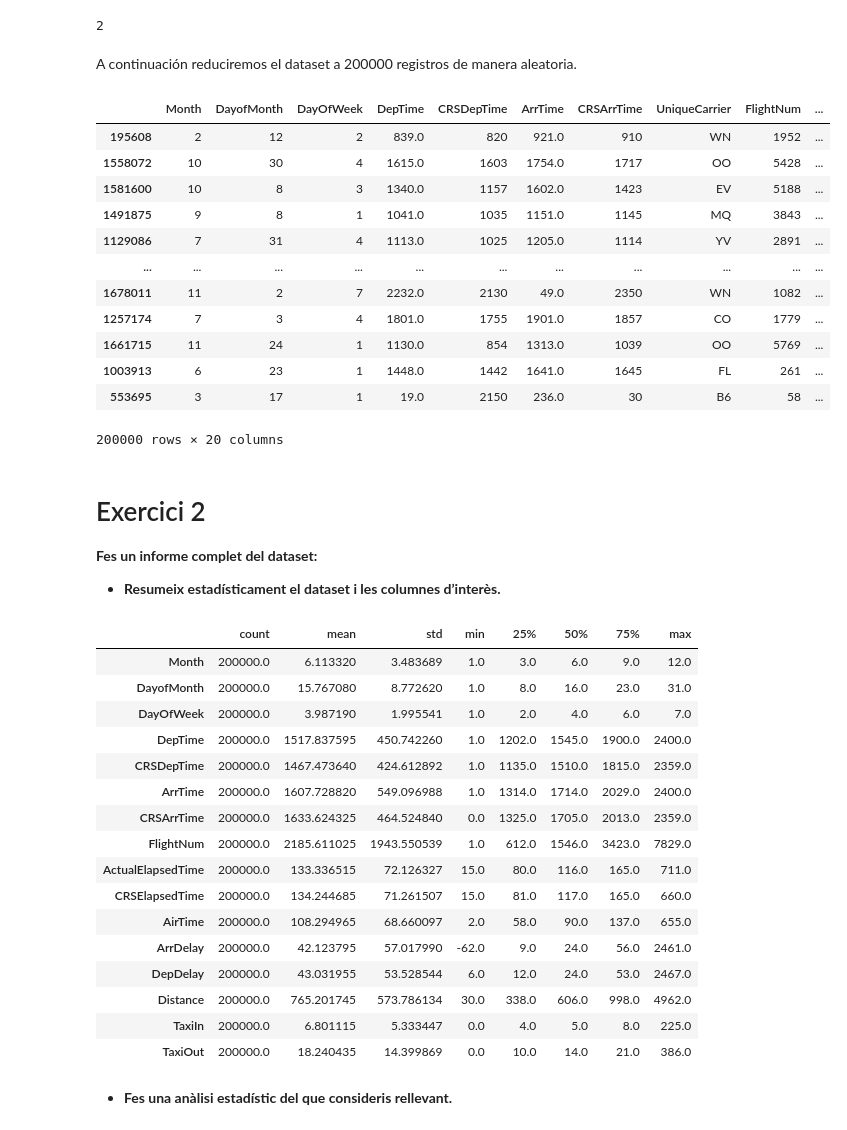
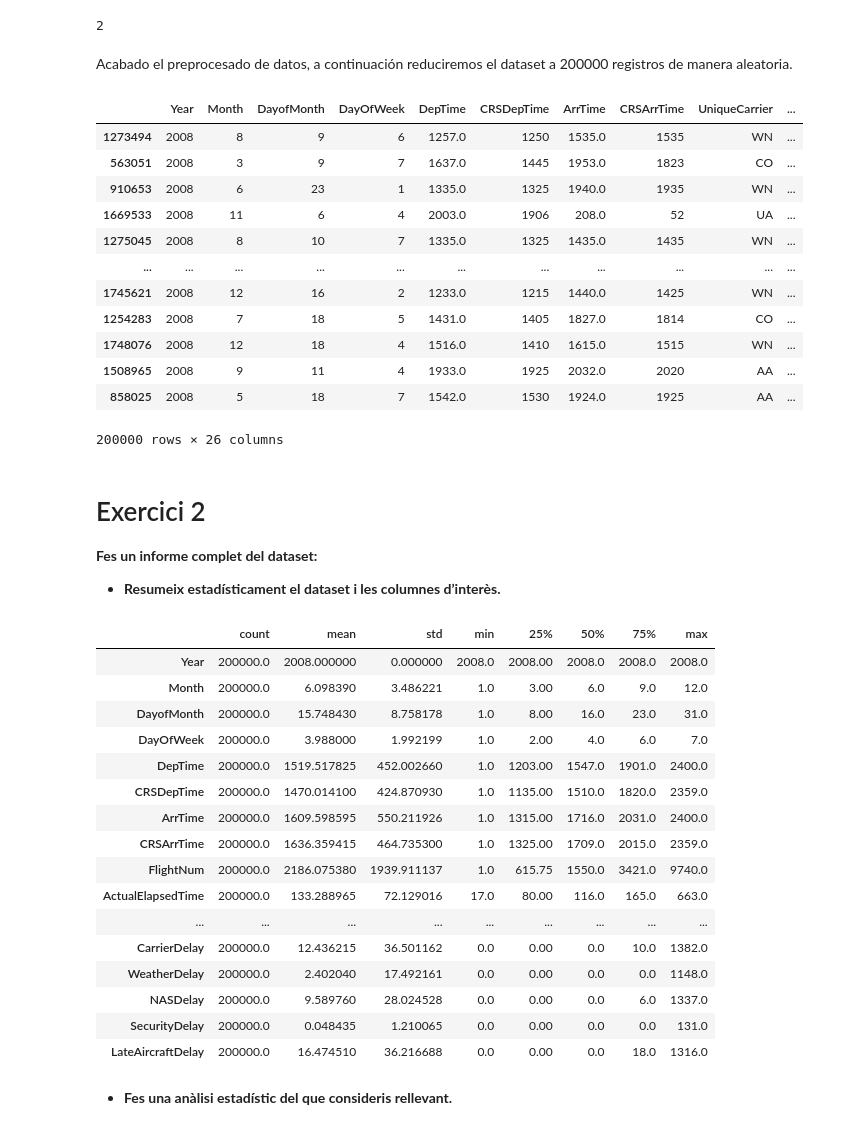
Before and after one commit to dscorbella/Estructures_Dataframe, a Jupyter notebook: Sprint 3 Tasca M3 T02.ipynb, the cells around one changed output. Cells and saved outputs as stored; diff of their text form; code cells hidden in the pictures.

```diff
--- a/Sprint 3 Tasca M3 T02.ipynb
+++ b/Sprint 3 Tasca M3 T02.ipynb
@@ -240,0 +142,2 @@ dtype: int64
+# %%
+df[['CarrierDelay','WeatherDelay', 'NASDelay', 'SecurityDelay', 'LateAircraftDelay']] = df[['CarrierDelay', 'WeatherDelay', 'NASDelay', 'SecurityDelay', 'LateAircraftDelay']].fillna(0)
@@ -240,0 +172,2 @@ dtype: int64
+# %%
+df_filtrado = df[(df['Cancelled'] == False) & (df['Diverted'] == False)]
@@ -244,4 +199,2 @@ A continuación, procederemos a eliminar las columnas mencionadas anteriormente:
 # %%
-columnas_a_eliminar = ['Unnamed: 0', 'Year', 'CarrierDelay', 'WeatherDelay', 'NASDelay', 'SecurityDelay', 'LateAircraftDelay',  'Cancelled', 'CancellationCode', 'Diverted']
-df_limpio = df_limpio.drop(columns=columnas_a_eliminar)
-df_limpio.info()
+df_filtrado = df_filtrado.drop(columns=['Unnamed: 0', 'Cancelled', 'CancellationCode', 'Diverted'])
@@ -271,27 +205,27 @@ print(duplicados.sum())
 # %% [output]
 2
 # %%
-df_limpio = df_limpio.drop_duplicates()
+df_filtrado = df_filtrado.drop_duplicates()
 # %% [markdown]
-A continuación reduciremos el dataset a 200000 registros de manera aleatoria.
+Acabado el preprocesado de datos, a continuación reduciremos el dataset a 200000 registros de manera aleatoria.
 # %%
-df_reducido = df_limpio.sample(n=200000, random_state=23)
+df_reducido = df_filtrado.sample(n=200000, random_state=15)
 
 df_reducido
 # %% [output]
-|  | Month | DayofMonth | DayOfWeek | DepTime | CRSDepTime | ArrTime | CRSArrTime | UniqueCarrier | FlightNum | ... |
-| 195608 | 2 | 12 | 2 | 839.0 | 820 | 921.0 | 910 | WN | 1952 | ... |
-| 1558072 | 10 | 30 | 4 | 1615.0 | 1603 | 1754.0 | 1717 | OO | 5428 | ... |
-| 1581600 | 10 | 8 | 3 | 1340.0 | 1157 | 1602.0 | 1423 | EV | 5188 | ... |
-| 1491875 | 9 | 8 | 1 | 1041.0 | 1035 | 1151.0 | 1145 | MQ | 3843 | ... |
-| 1129086 | 7 | 31 | 4 | 1113.0 | 1025 | 1205.0 | 1114 | YV | 2891 | ... |
+|  | Year | Month | DayofMonth | DayOfWeek | DepTime | CRSDepTime | ArrTime | CRSArrTime | UniqueCarrier | ... |
+| 1273494 | 2008 | 8 | 9 | 6 | 1257.0 | 1250 | 1535.0 | 1535 | WN | ... |
+| 563051 | 2008 | 3 | 9 | 7 | 1637.0 | 1445 | 1953.0 | 1823 | CO | ... |
+| 910653 | 2008 | 6 | 23 | 1 | 1335.0 | 1325 | 1940.0 | 1935 | WN | ... |
+| 1669533 | 2008 | 11 | 6 | 4 | 2003.0 | 1906 | 208.0 | 52 | UA | ... |
+| 1275045 | 2008 | 8 | 10 | 7 | 1335.0 | 1325 | 1435.0 | 1435 | WN | ... |
 | ... | ... | ... | ... | ... | ... | ... | ... | ... | ... | ... |
-| 1678011 | 11 | 2 | 7 | 2232.0 | 2130 | 49.0 | 2350 | WN | 1082 | ... |
-| 1257174 | 7 | 3 | 4 | 1801.0 | 1755 | 1901.0 | 1857 | CO | 1779 | ... |
-| 1661715 | 11 | 24 | 1 | 1130.0 | 854 | 1313.0 | 1039 | OO | 5769 | ... |
-| 1003913 | 6 | 23 | 1 | 1448.0 | 1442 | 1641.0 | 1645 | FL | 261 | ... |
-| 553695 | 3 | 17 | 1 | 19.0 | 2150 | 236.0 | 30 | B6 | 58 | ... |
+| 1745621 | 2008 | 12 | 16 | 2 | 1233.0 | 1215 | 1440.0 | 1425 | WN | ... |
+| 1254283 | 2008 | 7 | 18 | 5 | 1431.0 | 1405 | 1827.0 | 1814 | CO | ... |
+| 1748076 | 2008 | 12 | 18 | 4 | 1516.0 | 1410 | 1615.0 | 1515 | WN | ... |
+| 1508965 | 2008 | 9 | 11 | 4 | 1933.0 | 1925 | 2032.0 | 2020 | AA | ... |
+| 858025 | 2008 | 5 | 18 | 7 | 1542.0 | 1530 | 1924.0 | 1925 | AA | ... |
-200000 rows × 20 columns
+200000 rows × 26 columns
 # %% [markdown]
 # Exercici 2
 **Fes un informe complet del dataset:**
@@ -303,22 +237,22 @@ df_reducido
 df_reducido.describe().T
 # %% [output]
 |  | count | mean | std | min | 25% | 50% | 75% | max |
-| Month | 200000.0 | 6.113320 | 3.483689 | 1.0 | 3.0 | 6.0 | 9.0 | 12.0 |
-| DayofMonth | 200000.0 | 15.767080 | 8.772620 | 1.0 | 8.0 | 16.0 | 23.0 | 31.0 |
-| DayOfWeek | 200000.0 | 3.987190 | 1.995541 | 1.0 | 2.0 | 4.0 | 6.0 | 7.0 |
-| DepTime | 200000.0 | 1517.837595 | 450.742260 | 1.0 | 1202.0 | 1545.0 | 1900.0 | 2400.0 |
-| CRSDepTime | 200000.0 | 1467.473640 | 424.612892 | 1.0 | 1135.0 | 1510.0 | 1815.0 | 2359.0 |
-| ArrTime | 200000.0 | 1607.728820 | 549.096988 | 1.0 | 1314.0 | 1714.0 | 2029.0 | 2400.0 |
-| CRSArrTime | 200000.0 | 1633.624325 | 464.524840 | 0.0 | 1325.0 | 1705.0 | 2013.0 | 2359.0 |
-| FlightNum | 200000.0 | 2185.611025 | 1943.550539 | 1.0 | 612.0 | 1546.0 | 3423.0 | 7829.0 |
-| ActualElapsedTime | 200000.0 | 133.336515 | 72.126327 | 15.0 | 80.0 | 116.0 | 165.0 | 711.0 |
-| CRSElapsedTime | 200000.0 | 134.244685 | 71.261507 | 15.0 | 81.0 | 117.0 | 165.0 | 660.0 |
-| AirTime | 200000.0 | 108.294965 | 68.660097 | 2.0 | 58.0 | 90.0 | 137.0 | 655.0 |
-| ArrDelay | 200000.0 | 42.123795 | 57.017990 | -62.0 | 9.0 | 24.0 | 56.0 | 2461.0 |
-| DepDelay | 200000.0 | 43.031955 | 53.528544 | 6.0 | 12.0 | 24.0 | 53.0 | 2467.0 |
-| Distance | 200000.0 | 765.201745 | 573.786134 | 30.0 | 338.0 | 606.0 | 998.0 | 4962.0 |
-| TaxiIn | 200000.0 | 6.801115 | 5.333447 | 0.0 | 4.0 | 5.0 | 8.0 | 225.0 |
-| TaxiOut | 200000.0 | 18.240435 | 14.399869 | 0.0 | 10.0 | 14.0 | 21.0 | 386.0 |
+| Year | 200000.0 | 2008.000000 | 0.000000 | 2008.0 | 2008.00 | 2008.0 | 2008.0 | 2008.0 |
+| Month | 200000.0 | 6.098390 | 3.486221 | 1.0 | 3.00 | 6.0 | 9.0 | 12.0 |
+| DayofMonth | 200000.0 | 15.748430 | 8.758178 | 1.0 | 8.00 | 16.0 | 23.0 | 31.0 |
+| DayOfWeek | 200000.0 | 3.988000 | 1.992199 | 1.0 | 2.00 | 4.0 | 6.0 | 7.0 |
+| DepTime | 200000.0 | 1519.517825 | 452.002660 | 1.0 | 1203.00 | 1547.0 | 1901.0 | 2400.0 |
+| CRSDepTime | 200000.0 | 1470.014100 | 424.870930 | 1.0 | 1135.00 | 1510.0 | 1820.0 | 2359.0 |
+| ArrTime | 200000.0 | 1609.598595 | 550.211926 | 1.0 | 1315.00 | 1716.0 | 2031.0 | 2400.0 |
+| CRSArrTime | 200000.0 | 1636.359415 | 464.735300 | 1.0 | 1325.00 | 1709.0 | 2015.0 | 2359.0 |
+| FlightNum | 200000.0 | 2186.075380 | 1939.911137 | 1.0 | 615.75 | 1550.0 | 3421.0 | 9740.0 |
+| ActualElapsedTime | 200000.0 | 133.288965 | 72.129016 | 17.0 | 80.00 | 116.0 | 165.0 | 663.0 |
+| ... | ... | ... | ... | ... | ... | ... | ... | ... |
+| CarrierDelay | 200000.0 | 12.436215 | 36.501162 | 0.0 | 0.00 | 0.0 | 10.0 | 1382.0 |
+| WeatherDelay | 200000.0 | 2.402040 | 17.492161 | 0.0 | 0.00 | 0.0 | 0.0 | 1148.0 |
+| NASDelay | 200000.0 | 9.589760 | 28.024528 | 0.0 | 0.00 | 0.0 | 6.0 | 1337.0 |
+| SecurityDelay | 200000.0 | 0.048435 | 1.210065 | 0.0 | 0.00 | 0.0 | 0.0 | 131.0 |
+| LateAircraftDelay | 200000.0 | 16.474510 | 36.216688 | 0.0 | 0.00 | 0.0 | 18.0 | 1316.0 |
 # %% [markdown]
 - **Fes una anàlisi estadístic del que consideris rellevant.**
 # %% [markdown]
```
Also changed, not shown: parts of 48 cells of this notebook.
